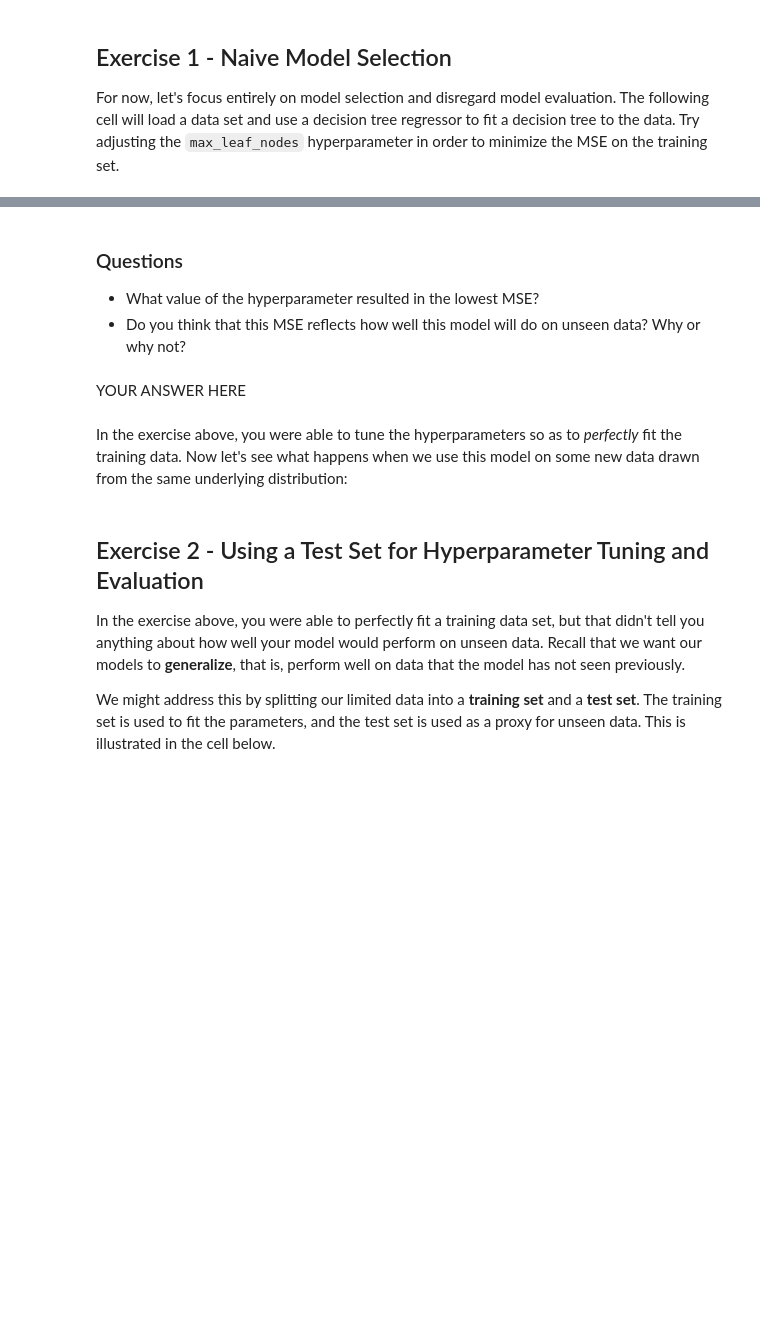
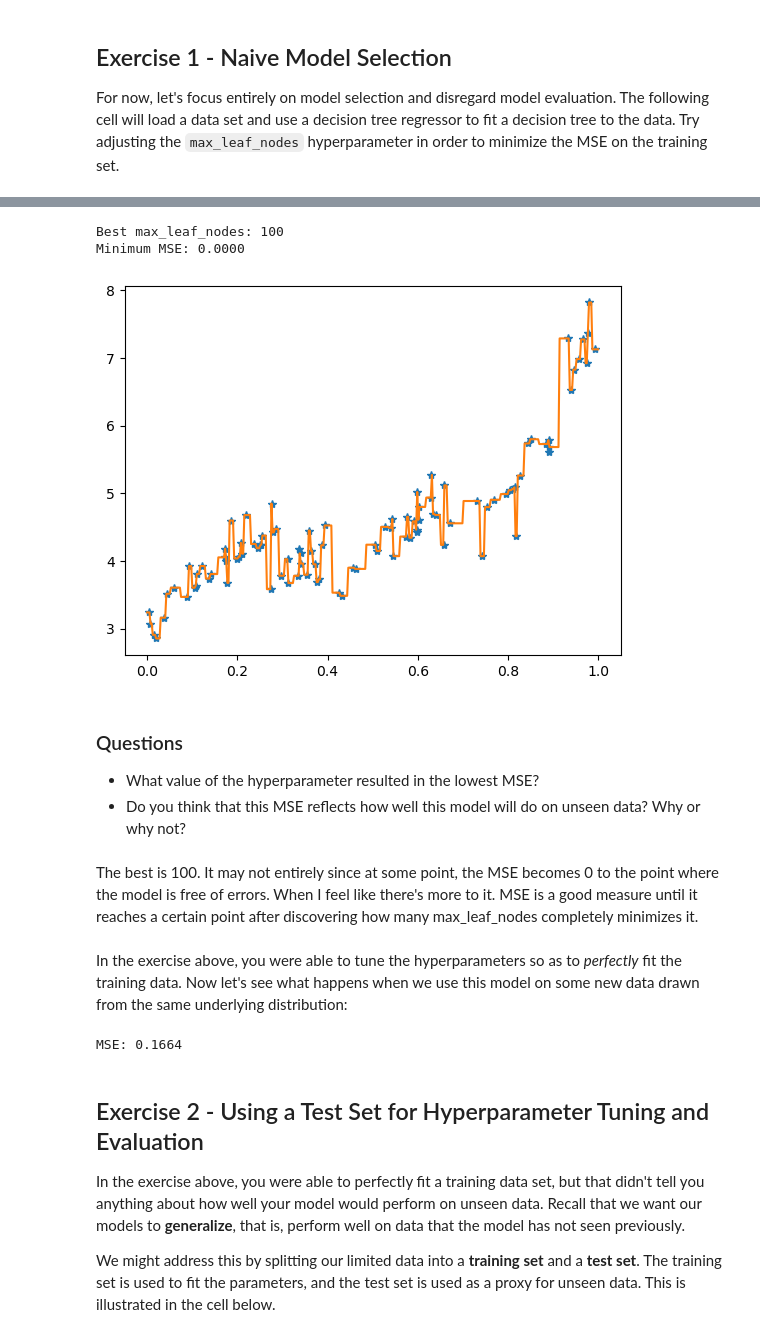
Before and after one commit to Sayemum/CS445, a Jupyter notebook: LabActivities/model_selection/model_selection_1.ipynb, the cells around one changed output, grey strips where cells are left out. Drawn from its saved outputs; the diff is of its cells as text; code cells hidden in the pictures; blank space fills up the shorter version.

Commit message:
Model Selection Lab Done

```diff
--- a/LabActivities/model_selection/model_selection_1.ipynb
+++ b/LabActivities/model_selection/model_selection_1.ipynb
@@ -72,22 +75,54 @@ plt.show()
 # %%
 # Write some code to find the best number of leaves..
 # You could write a loop here to loop over possible values for
 # max_leaf_nodes, and use matplotlib to plot the corresponding
 # MSE values. Note that the minimum value for max_leaf_nodes is 2.
 
 # YOUR CODE HERE
-raise NotImplementedError()
+# raise NotImplementedError()
+max_leaf_values = range(2, 101)
+mse_values = []
+
+for i in max_leaf_values:
+    tree = DecisionTreeRegressor(max_leaf_nodes=i)
+    tree.fit(X, y)
+
+    # Evaluate the MSE of our decision tree on the training set
+    y_predict = tree.predict(X)
+    mse = np.sum((y - y_predict)**2) / y.size
+    mse_values.append(mse)
+
+
+# Find the best max_leaf_nodes value
+best_max_leaf_nodes = max_leaf_values[np.argmin(mse_values)]
+print("Best max_leaf_nodes: {}".format(best_max_leaf_nodes))
+print("Minimum MSE: {:.4f}".format(min(mse_values)))
+
+# Fit the decision tree regressor with the best max_leaf_nodes value
+tree = DecisionTreeRegressor(max_leaf_nodes=best_max_leaf_nodes)
+tree.fit(X, y)
+
+# Plot the fit.
+plt.plot(X, y, '*')
+x_plt = np.linspace(0, 1, 400).reshape(400, 1)
+plt.plot(x_plt, tree.predict(x_plt))
+plt.show()
+# %% [output]
+Best max_leaf_nodes: 100
+Minimum MSE: 0.0000
+[figure, added]
 # %% [markdown]
 ### Questions
 
 * What value of the hyperparameter resulted in the lowest MSE?
 * Do you think that this MSE reflects how well this model will do on unseen data?  Why or why not?
-# %% [markdown]
-YOUR ANSWER HERE
+# %% [markdown]
+The best is 100.
+It may not entirely since at some point, the MSE becomes 0 to the point where the model is free of errors. When I feel like there's more to it. MSE is a good measure until it reaches a certain point after discovering how many max_leaf_nodes completely minimizes it.
 # %% [markdown]
 In the exercise above, you were able to tune the hyperparameters so as to *perfectly* fit the training data.  Now let's see what happens when we use this model on some new data drawn from the same underlying distribution:
 # %%
-tree = DecisionTreeRegressor(max_leaf_nodes=??) # Fill in the optimal answer you found above.
+tree = DecisionTreeRegressor(max_leaf_nodes=100) # Fill in the optimal answer you found above.
 tree.fit(X, y)
 
 # Generate some new data from the same distribution:
@@ -97,6 +132,8 @@ X_new, y_new = source.gen_data(100000, seed=200)
 y_new_predict = tree.predict(X_new)
 mse = np.sum((y_new - y_new_predict)**2) / y_new.size
 print("MSE: {:.4f}".format(mse))
+# %% [output]
+MSE: 0.1664
 # %% [markdown]
 ## Exercise 2 - Using a Test Set for Hyperparameter Tuning and Evaluation
 
```
Also changed, not shown: parts of 8 cells of this notebook, 1 other file.
